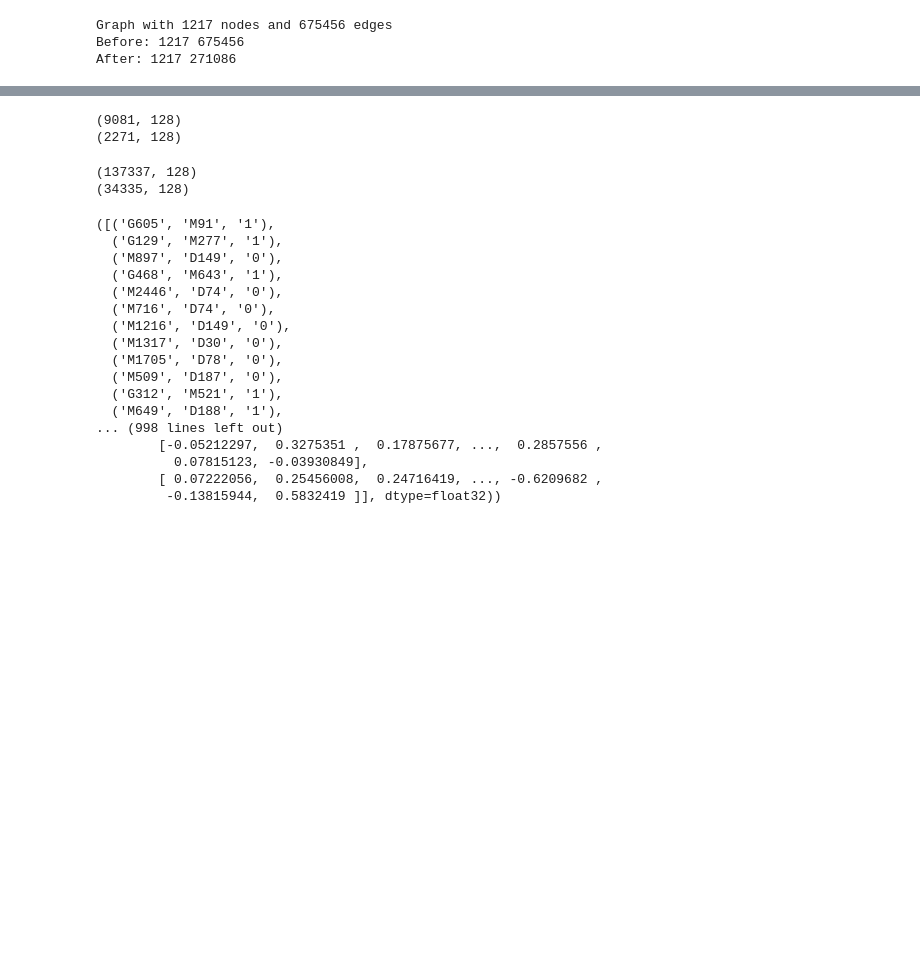
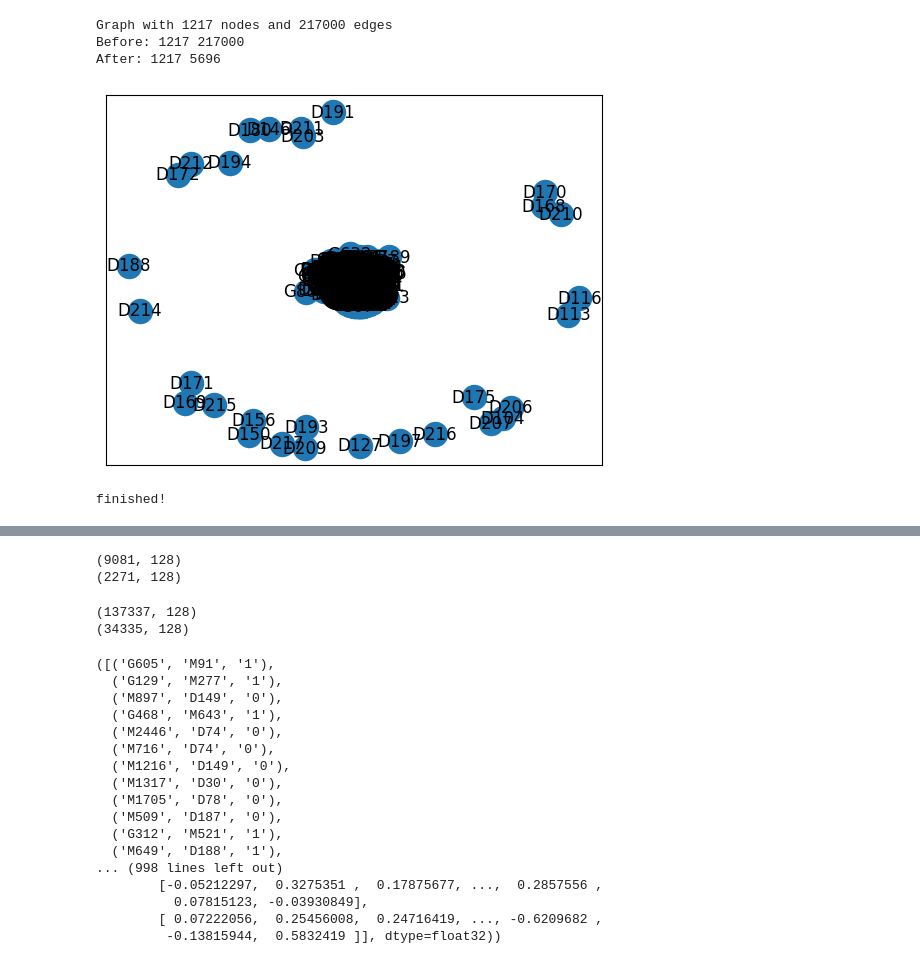
Before and after one commit to Omkar-Sathe/DGGN, a Jupyter notebook: node2vec_embed.ipynb, the cells around one changed output, grey strips where cells are left out. Drawn from its saved outputs; the diff is of its cells as text; code cells hidden in the pictures; blank space fills up the shorter version.

```diff
--- a/node2vec_embed.ipynb
+++ b/node2vec_embed.ipynb
@@ -37,18 +37,18 @@ for id in node_disease:
 #         node = id.split()[0]
 #         miidx.append(node)
 # %%
-#embedding the 3 graphs: gd, gld, gld
-graph_name = 'gld'
+#embedding the 3 graphs: gd, gd, gd
+graph_name = 'gda'
 
-gld_graph = nx.read_weighted_edgelist('data/'+graph_name+'.edgelist',delimiter="\t")
-print(gld_graph)
+gda_graph = nx.read_weighted_edgelist('data/'+graph_name+'.edgelist',delimiter="\t")
+print(gda_graph)
 
-print("Before:",gld_graph.number_of_nodes(),gld_graph.number_of_edges())
-for edge in list(gld_graph.edges):
-    if gld_graph.get_edge_data(edge[0],edge[1])['weight']<0.4:
-        gld_graph.remove_edge(edge[0],edge[1])
-print("After:",gld_graph.number_of_nodes(),gld_graph.number_of_edges())
+print("Before:",gda_graph.number_of_nodes(),gda_graph.number_of_edges())
+for edge in list(gda_graph.edges):
+    if gda_graph.get_edge_data(edge[0],edge[1])['weight']<=0.0:
+        gda_graph.remove_edge(edge[0],edge[1])
+print("After:",gda_graph.number_of_nodes(),gda_graph.number_of_edges())
 # %% [output]
-Graph with 1217 nodes and 675456 edges
-Before: 1217 675456
-After: 1217 271086
+Graph with 1217 nodes and 217000 edges
+Before: 1217 217000
+After: 1217 5696
@@ -55 +57,7 @@ After: 1217 271086
+# %%
+nx.draw_networkx(gda_graph)
+# nx.draw_networkx_edges(gda_graph, pos=nx.spring_layout(gda_graph))
+# nx.draw_networkx_labels(gda_graph, pos=nx.spring_layout(gda_graph))
+# %% [output]
+[figure, added]
 # %%
@@ -57,7 +65,9 @@ nx.write_edgelist(gg_dd_edges_graph, "data/gg_dd_pos_edges.edgelist")
 # %%
-node2vec = Node2Vec(gg_dd_edges_graph, dimensions=64, walk_length=10, num_walks=100, workers=4)
+node2vec = Node2Vec(gld_graph, dimensions=64, walk_length=10, num_walks=100, workers=4)
 model = node2vec.fit(window=10, min_count=1, batch_words=4)
 print("finished!")
+# %% [output]
+finished!
 # %%
 from pecanpy import pecanpy
 g = pecanpy.PreComp(p=1, q=1, workers = 4)
```
Also changed, not shown: parts of 7 cells of this notebook, 11 other files.
